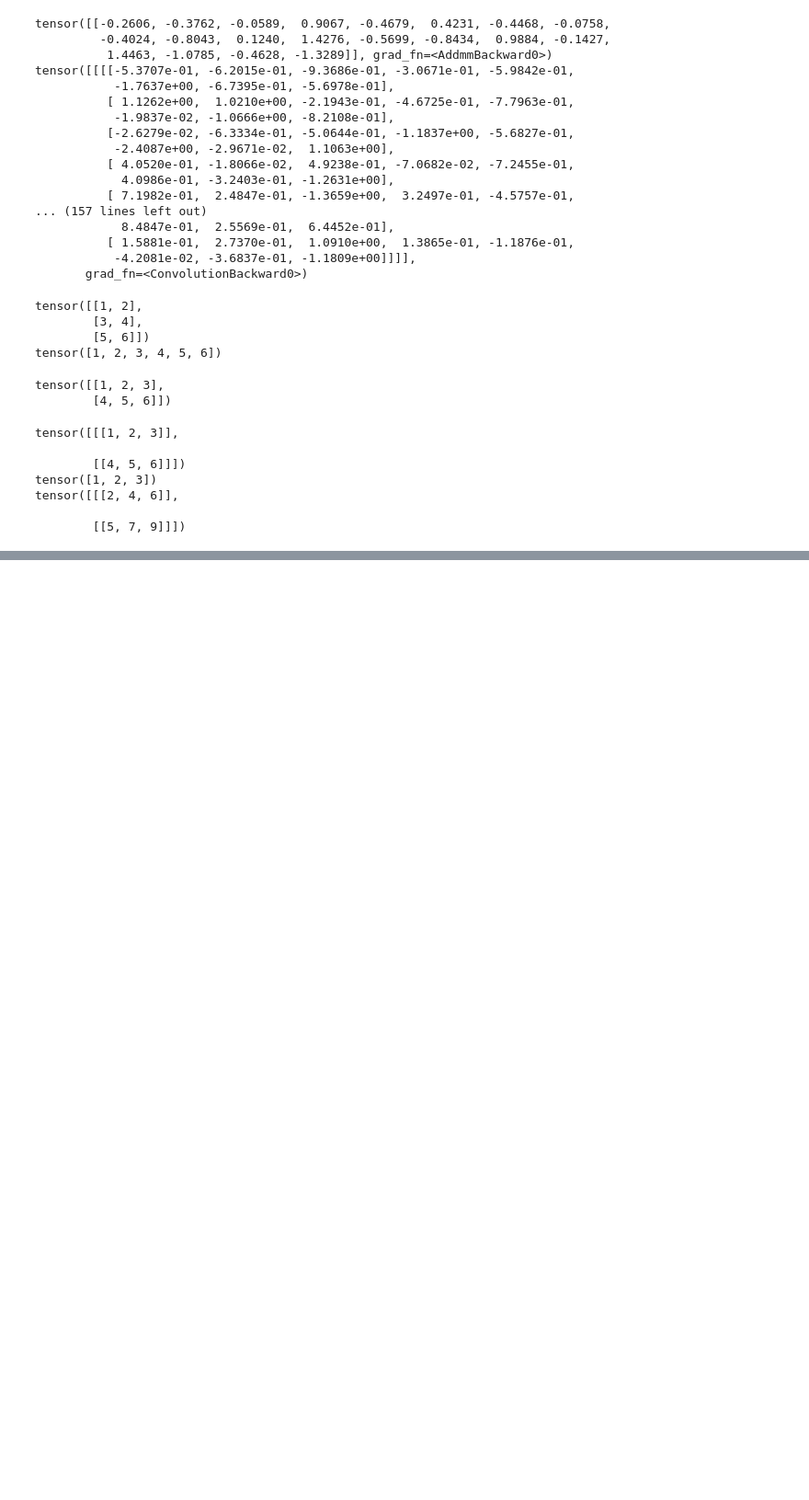
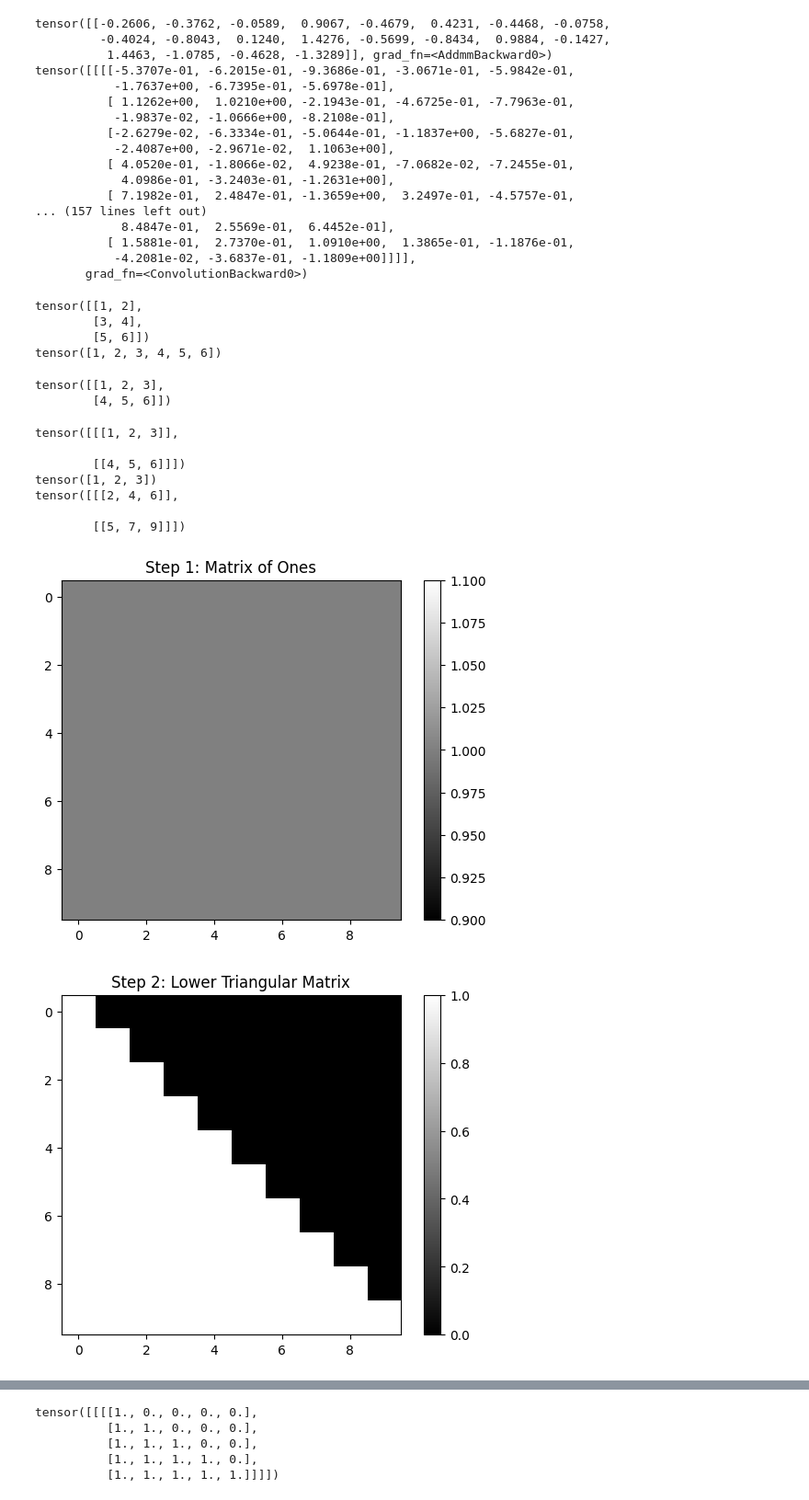
Before and after one commit to soerenml/gpt2, a Jupyter notebook: stuff.ipynb, the cells around one changed output, grey strips where cells are left out. Shown at 92% size. Cells and saved outputs as stored; diff of their text form; code cells hidden in the pictures; blank space fills up the shorter version.

```diff
--- a/stuff.ipynb
+++ b/stuff.ipynb
@@ -195,3 +195,33 @@ tensor([1, 2, 3])
 tensor([[[2, 4, 6]],
 
         [[5, 7, 9]]])
+# %%
+import torch
+import matplotlib.pyplot as plt
+
+# Define the block size (for visualization purposes, we use a small block size)
+block_size = 10  # Example block size
+
+# Step 1: Create a matrix of ones
+ones_matrix = torch.ones(block_size, block_size)
+
+# Step 2: Apply the lower triangular mask
+lower_triangular_matrix = torch.tril(ones_matrix)
+
+# Step 3: Reshape the tensor to (1, 1, block_size, block_size)
+reshaped_tensor = lower_triangular_matrix.view(1, 1, block_size, block_size)
+
+# Function to visualize a 2D tensor
+def visualize_tensor(tensor, title):
+    plt.imshow(tensor, cmap='gray')
+    plt.title(title)
+    plt.colorbar()
+    plt.show()
+
+# Visualize each step
+visualize_tensor(ones_matrix, 'Step 1: Matrix of Ones')
+visualize_tensor(lower_triangular_matrix, 'Step 2: Lower Triangular Matrix')
+visualize_tensor(reshaped_tensor[0, 0], 'Step 3: Reshaped Tensor (First Channel)')
+# %% [output]
+[figure, added]
+[figure, added]
@@ -197,0 +229,8 @@ tensor([[[2, 4, 6]],
+# %%
+torch.tril(torch.ones(5, 5)).view(1, 1, 5, 5)
+# %% [output]
+tensor([[[[1., 0., 0., 0., 0.],
+          [1., 1., 0., 0., 0.],
+          [1., 1., 1., 0., 0.],
+          [1., 1., 1., 1., 0.],
+          [1., 1., 1., 1., 1.]]]])
```
Also changed, not shown: parts of 1 cell of this notebook, 4 other files.
